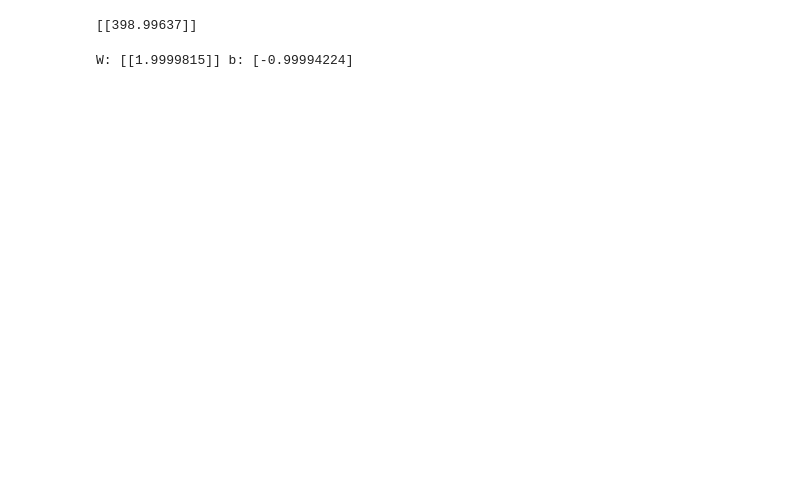
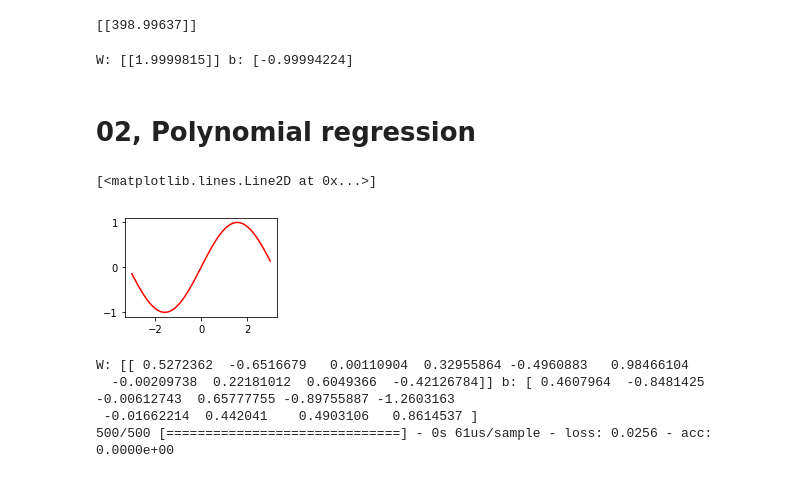
Before and after one commit to Dennis826/Machine-learning, a Jupyter notebook: Course01_01_Hello_World.ipynb, the cells around one changed output. Cells and saved outputs as stored; diff of their text form; code cells hidden in the pictures; blank space fills up the shorter version.

```diff
--- a/Course01_01_Hello_World.ipynb
+++ b/Course01_01_Hello_World.ipynb
@@ -37,3 +39,5 @@ W,b=model.layers[0].get_weights()   #layers[0]只有一个网络层
 print('W:',W,'b:',b)
 # %% [output]
 W: [[1.9999815]] b: [-0.99994224]
+# %% [markdown]
+# **02, Polynomial regression**
@@ -39,0 +50,11 @@ W: [[1.9999815]] b: [-0.99994224]
+# %%
+#part1: train data
+#generate 1000 numbers from -2pi to 2pi
+x_train = np.linspace(-2*np.pi,2*np.pi,2000).reshape(2000, 1)
+n=0.1*np.random.rand(len(x_train),1)
+y_train=np.sin(x_train)+n
+
+#训练数据集：零均值单位方差
+x_train = preprocessing.scale(x_train)
+scaler = preprocessing.StandardScaler().fit(x_train)
+y_train = scaler.transform(y_train)
@@ -39,0 +66,12 @@ W: [[1.9999815]] b: [-0.99994224]
+# %%
+#prediction data
+x_prd = np.linspace(-3,3,100).reshape(100, 1)
+x_prd = scaler.transform(x_prd)
+y_prd=np.sin(x_prd)
+
+#plot prediction data
+plt.subplot(2,2,1)
+plt.plot(x_prd, y_prd,'r')
+# %% [output]
+[<matplotlib.lines.Line2D at 0x...>]
+[figure, added]
@@ -39,0 +84,11 @@ W: [[1.9999815]] b: [-0.99994224]
+# %%
+#fit model
+hist = model.fit(x_test, y_test, batch_size=10, epochs=1000, shuffle=True,verbose=0,validation_split=0.2)
+W,b=model.layers[0].get_weights()   #layers[0]只有一个网络层
+print('W:',W,'b:',b)
+score = model.evaluate(x_test, y_test, batch_size=10)
+# %% [output]
+W: [[ 0.5272362  -0.6516679   0.00110904  0.32955864 -0.4960883   0.98466104
+  -0.00209738  0.22181012  0.6049366  -0.42126784]] b: [ 0.4607964  -0.8481425  -0.00612743  0.65777755 -0.89755887 -1.2603163
+ -0.01662214  0.442041    0.4903106   0.8614537 ]
+500/500 [==============================] - 0s 61us/sample - loss: 0.0256 - acc: 0.0000e+00
```
Also changed, not shown: parts of 11 cells of this notebook.
